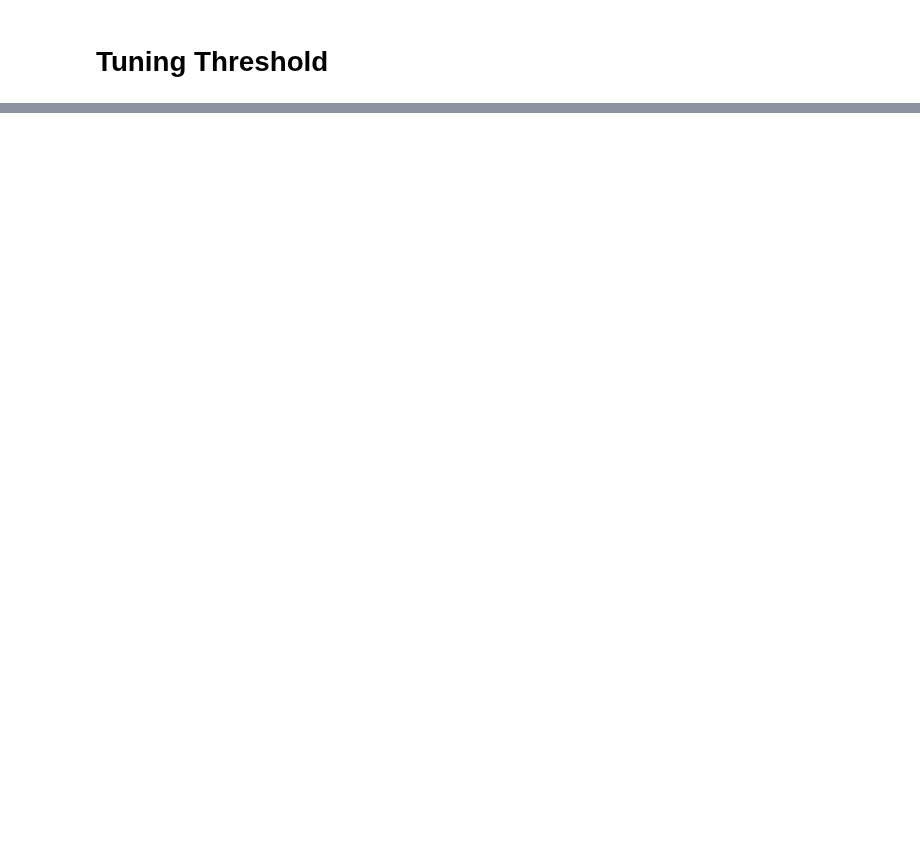
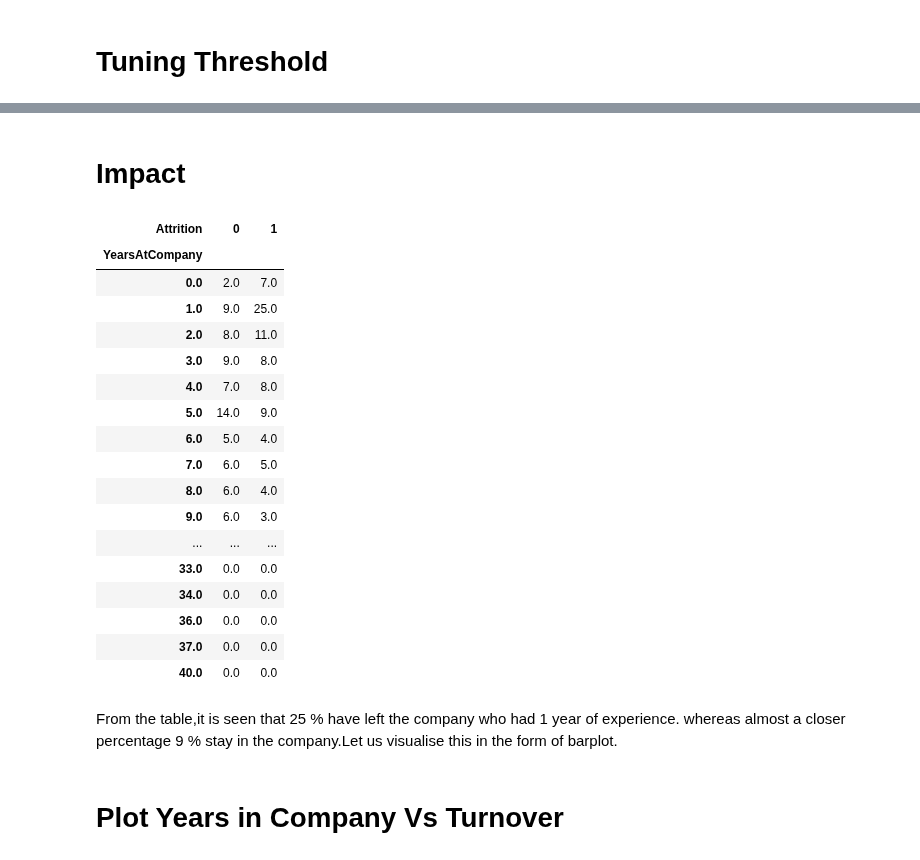
Before and after one commit to MohammadBakir/IBM-Employee-Attrition-Classification, a Jupyter notebook: IBM Attrition Classification - Modeling.ipynb, the cells around one changed output, grey strips where cells are left out. Cells and saved outputs as stored; diff of their text form; code cells hidden in the pictures; blank space fills up the shorter version.

Commit message:
Cleaned Up Notebooks
Added Comments Where Needed
Reorganized Cells
Added Powerpoint Presentation

```diff
--- a/IBM Attrition Classification - Modeling.ipynb
+++ b/IBM Attrition Classification - Modeling.ipynb
@@ -243,5 +211,0 @@ for i in range(len(variance)):
-# %%
-with open('./data/split_data/X_smoted.pickle', 'rb') as file:
-        X_smoted = pickle.load(file)
-with open('./data/split_data/y_smoted.pickle', 'rb') as file:
-        y_smoted = pickle.load(file)
@@ -1159,3 +1040,39 @@ plt.gca().invert_yaxis()
 plt.savefig('./graphs/important_features.png', dpi=600)
 # %% [output]
 [drawing not drawn]
+# %% [markdown]
+# Impact
+# %%
+#Analyze How Yearly Income Impacts Attrition
+#Add YearlyIncome Column to Dataframe
+ibm_df['YearlyIncome'] = ibm_df.MonthlyIncome*12
+# %%
+#Bin Yearly Income Levels As Low Medium High
+yearly_income_levels = pd.cut(ibm_df['YearlyIncome'], 3, labels=['Low','Medium','High']);
+# %%
+#Create Yearly Income Levels
+ibm_df['YearlyIncomeLevels']= yearly_income_levels
+# %%
+pd.crosstab(np.exp(ibm_df["YearsAtCompany"])-1,ibm_df["Attrition"],margins=False).apply(lambda x: (x/x.sum())*100).round()
+# %% [output]
+| Attrition | 0 | 1 |
+| YearsAtCompany |  |  |
+| 0.0 | 2.0 | 7.0 |
+| 1.0 | 9.0 | 25.0 |
+| 2.0 | 8.0 | 11.0 |
+| 3.0 | 9.0 | 8.0 |
+| 4.0 | 7.0 | 8.0 |
+| 5.0 | 14.0 | 9.0 |
+| 6.0 | 5.0 | 4.0 |
+| 7.0 | 6.0 | 5.0 |
+| 8.0 | 6.0 | 4.0 |
+| 9.0 | 6.0 | 3.0 |
+| ... | ... | ... |
+| 33.0 | 0.0 | 0.0 |
+| 34.0 | 0.0 | 0.0 |
+| 36.0 | 0.0 | 0.0 |
+| 37.0 | 0.0 | 0.0 |
+| 40.0 | 0.0 | 0.0 |
+# %% [markdown]
+From the table,it is seen that 25 % have left the company who had 1 year of experience.
+whereas almost a closer percentage 9 % stay in the company.Let us visualise this in the form of barplot.
@@ -1161,0 +1084,2 @@ plt.savefig('./graphs/important_features.png', dpi=600)
+# %% [markdown]
+# Plot Years in Company Vs Turnover
```
Also changed, not shown: parts of 84 cells of this notebook, 28 other files.
